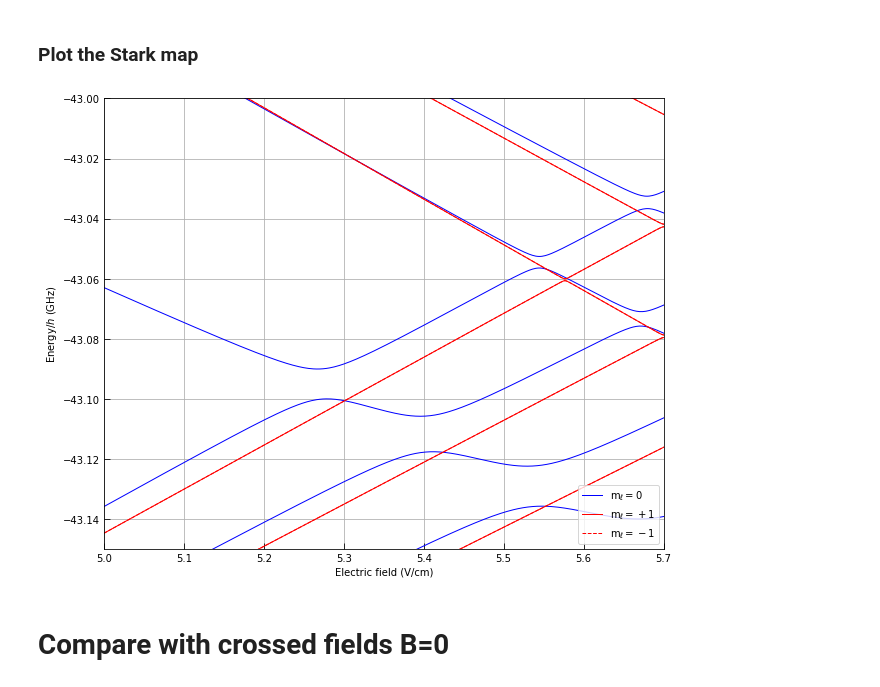
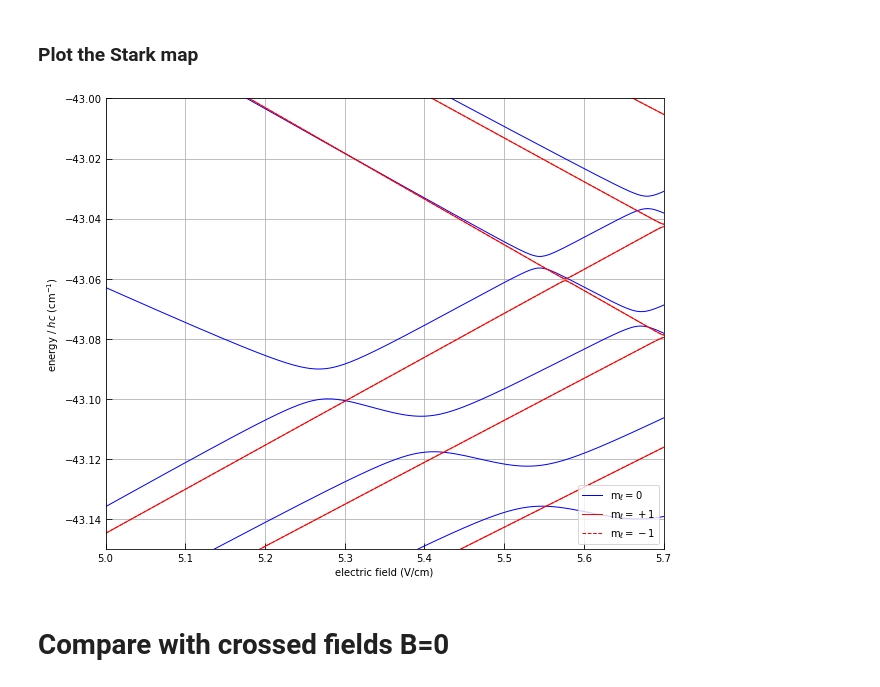
Before and after one commit to aa-morgan/helium-stark-FS, a Jupyter notebook: notebooks/Stark map - n,L,ML - parallel fields.ipynb, the cells around one changed output. Saved outputs shown, nothing was run; the diff lists cells and outputs as text; code cells hidden in the pictures.

```diff
--- a/notebooks/Stark map - n,L,ML - parallel fields.ipynb
+++ b/notebooks/Stark map - n,L,ML - parallel fields.ipynb
@@ -70,28 +69,28 @@ for m_idx, m_val in enumerate(m_vals):
 # %%
 plt.figure(figsize=(9,7))
 linestyles = ['b', 'r', '--r', 'c', '--c', 'y', '--y', 'k', '--k']
 linewidths = [5, 4, 4, 3, 3, 2, 2, 1, 1]
 labels = ['m$_{\ell} = 0$', 'm$_{\ell} = +1$', 'm$_{\ell} = -1$', 'm$_{\ell} = +2$', 'm$_{\ell} = -2$',
          'm$_{\ell} = +3$', 'm$_{\ell} = -3$', 'm$_{\ell} = +4$', 'm$_{\ell} = -4$']
 linewidths = np.ones(len(m_vals))
 for i, m_val in enumerate(m_vals):
     plt.plot(field, eig_vals[i]*au_to_cm, linestyles[i], lw=1, label=labels[i])
-plt.xlabel('Electric field (V/cm)')
-plt.ylabel('Energy/$h$ (GHz)')
+plt.xlabel('electric field (V/cm)')
+plt.ylabel('energy / $h c$ (cm$^{-1}$)')
 plt.gca().tick_params(direction='in', length=6)
 
 from collections import OrderedDict
 handles, labels = plt.gca().get_legend_handles_labels()
 by_label = OrderedDict(zip(labels, handles))
 plt.legend(by_label.values(), by_label.keys(), loc='lower right')
 
 plt.xlim(5.0, 5.7)
 plt.ylim(-43.15, -43.00)
 plt.grid()
 plt.tight_layout()
 #plt.savefig('Stark-Zeeman map.pdf')
 # %% [output]
-[figure, old version]
+[figure, new version]
 # %% [markdown]
 # Compare with crossed fields B=0
 # %%
```
Also changed, not shown: parts of 3 cells of this notebook, 9 other files.
